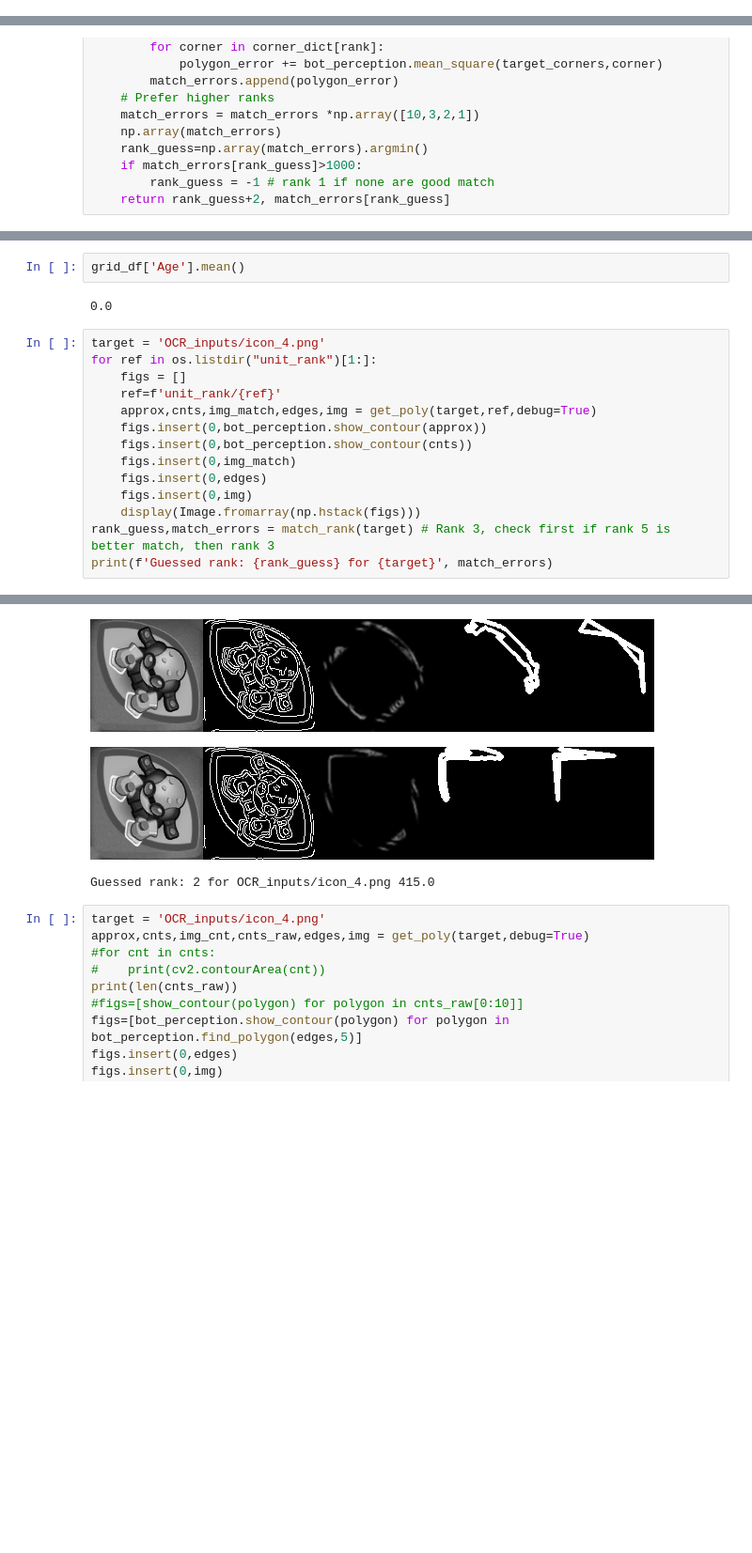
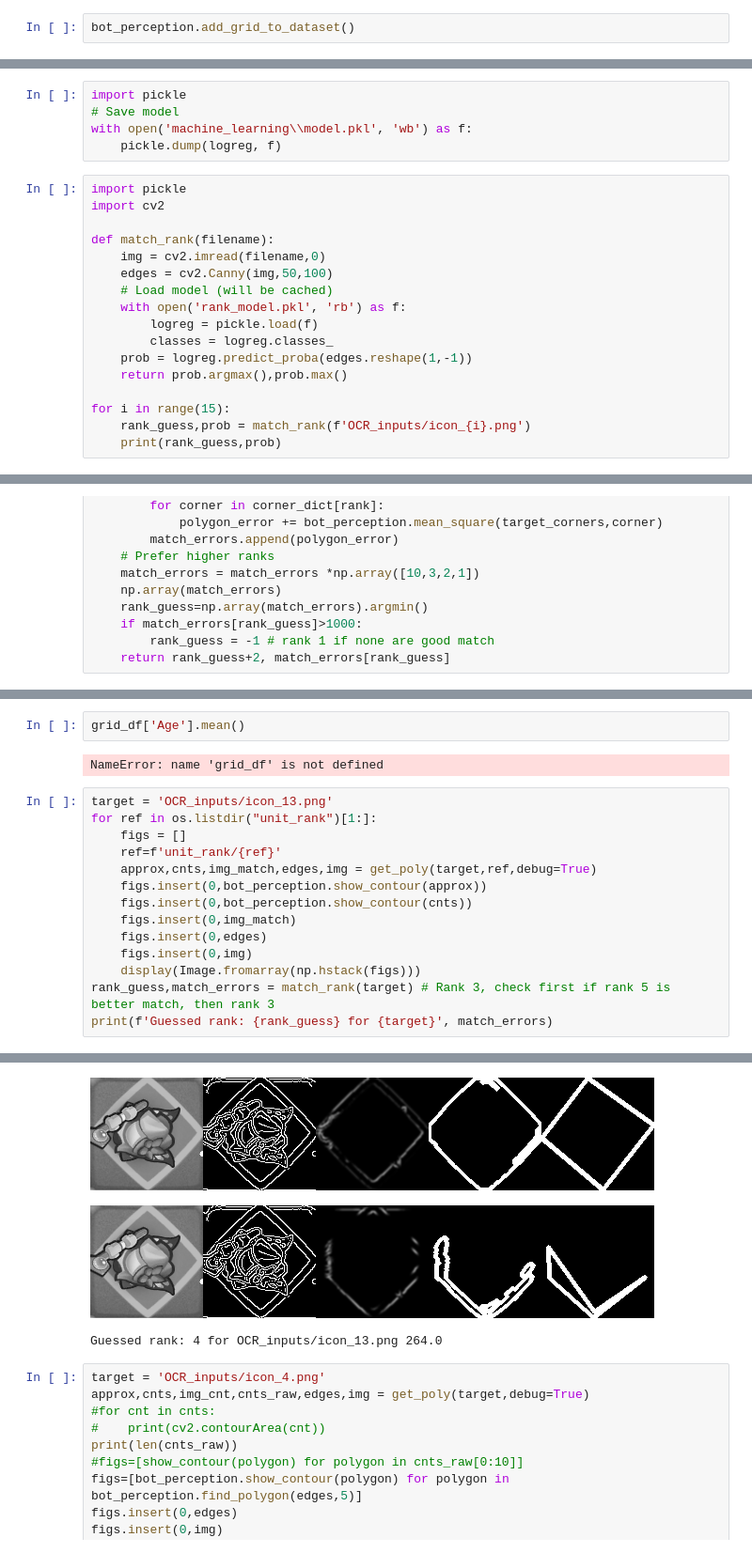
Before and after one commit to AxelBjork/Rush-Royale-Bot, a Jupyter notebook: recognize.ipynb, the cells around one changed output, grey strips where cells are left out. Shown at 94% size. Saved outputs shown, nothing was run; the diff lists cells and outputs as text; blank space fills up the shorter version.

Commit message:
Greatly improved rank model
Based on sklearn LogisticRegression and trained with 700 input images. Model is very confident and accurate even on difficult rank 6,7 units.

```diff
--- a/recognize.ipynb
+++ b/recognize.ipynb
@@ -71,0 +74,2 @@ display(grid_df)
+# %%
+bot_perception.add_grid_to_dataset()
@@ -71,0 +116,22 @@ display(grid_df)
+# %%
+import pickle
+# Save model
+with open('machine_learning\\model.pkl', 'wb') as f:
+    pickle.dump(logreg, f)
+# %%
+import pickle
+import cv2
+
+def match_rank(filename):
+    img = cv2.imread(filename,0)
+    edges = cv2.Canny(img,50,100)
+    # Load model (will be cached)
+    with open('rank_model.pkl', 'rb') as f:
+        logreg = pickle.load(f)
+        classes = logreg.classes_
+    prob = logreg.predict_proba(edges.reshape(1,-1))
+    return prob.argmax(),prob.max()
+
+for i in range(15):
+    rank_guess,prob = match_rank(f'OCR_inputs/icon_{i}.png')
+    print(rank_guess,prob)
@@ -169,9 +253,9 @@ Guessed rank: 2 for icon_14.png 435.0
 # %%
 grid_df['Age'].mean()
 # %% [output]
-0.0
+NameError: name 'grid_df' is not defined
 # %%
-target = 'OCR_inputs/icon_4.png'
+target = 'OCR_inputs/icon_13.png'
 for ref in os.listdir("unit_rank")[1:]:
     figs = []
     ref=f'unit_rank/{ref}'
@@ -190,6 +274,6 @@ print(f'Guessed rank: {rank_guess} for {target}', match_errors)
-[figure, old version]
+[figure, new version]
-[figure, old version]
+[figure, new version]
-Guessed rank: 2 for OCR_inputs/icon_4.png 415.0
+Guessed rank: 4 for OCR_inputs/icon_13.png 264.0
 # %%
 target = 'OCR_inputs/icon_4.png'
 approx,cnts,img_cnt,cnts_raw,edges,img = get_poly(target,debug=True)
```
Also changed, not shown: parts of 12 cells of this notebook, 6 other files.
